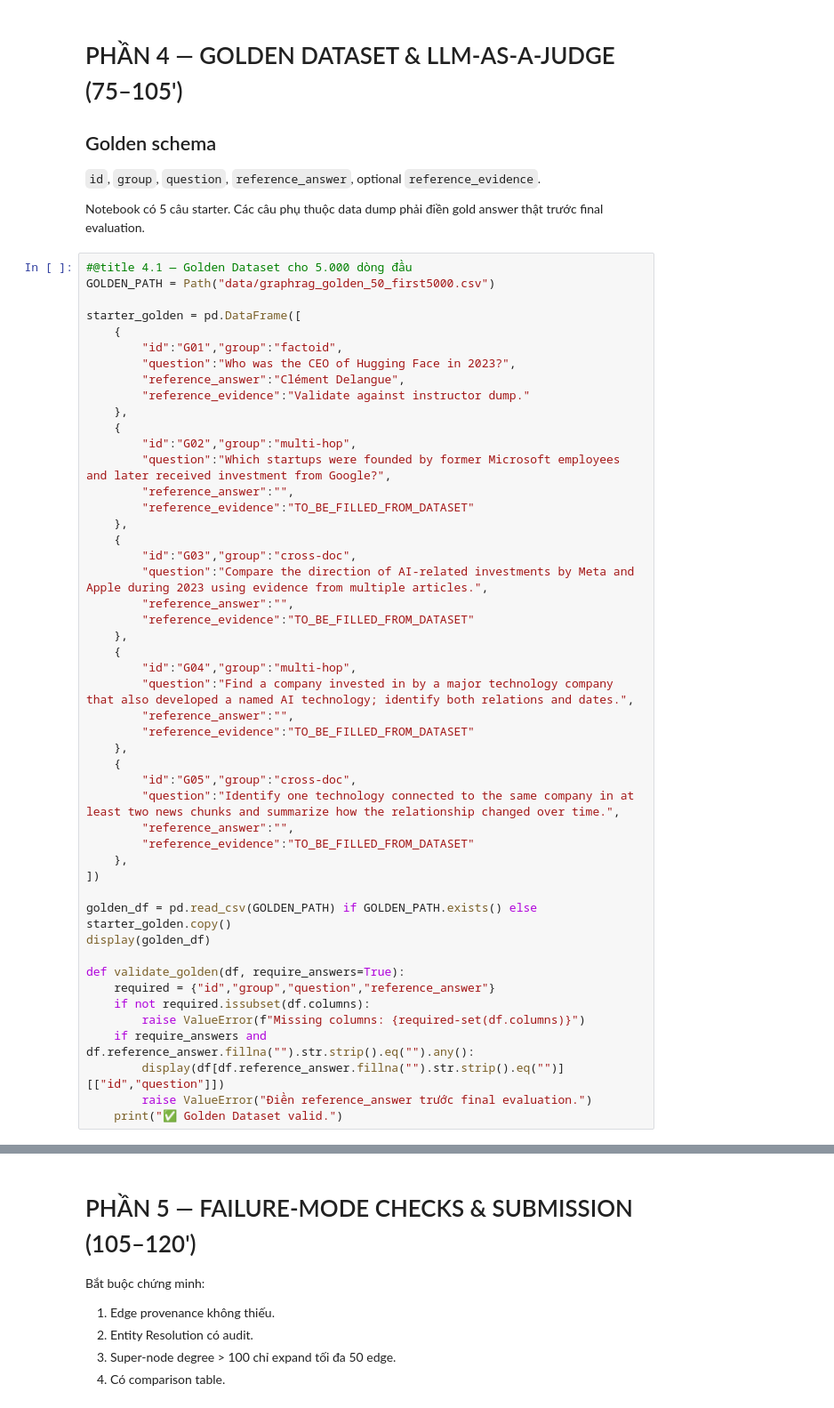
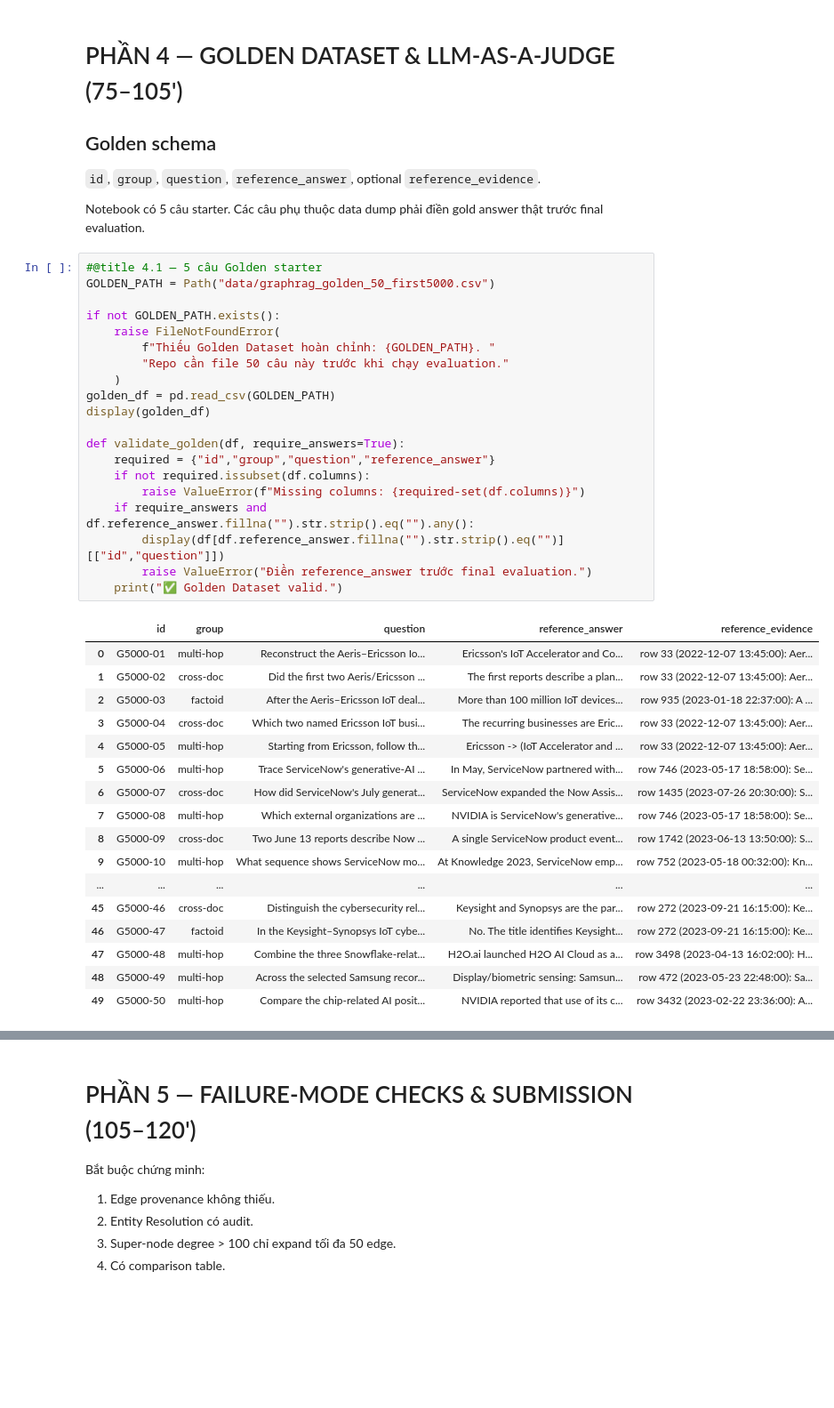
Before and after one commit to TruowNguyen/DAY19-2A202601974-NguyenVanTruong, a Jupyter notebook: Day19_GraphRAG_vs_FlatRAG_Production_Lab_Guide.ipynb, the cells around one changed output, grey strips where cells are left out. Shown at 89% size. Drawn from its saved outputs; the diff is of its cells as text; blank space fills up the shorter version.

```diff
--- a/Day19_GraphRAG_vs_FlatRAG_Production_Lab_Guide.ipynb
+++ b/Day19_GraphRAG_vs_FlatRAG_Production_Lab_Guide.ipynb
@@ -1208,53 +1354,43 @@ def answer_graph_rag(question):
 
 Notebook có 5 câu starter. Các câu phụ thuộc data dump phải điền gold answer thật trước final evaluation.
 # %%
-#@title 4.1 — Golden Dataset cho 5.000 dòng đầu
+#@title 4.1 — 5 câu Golden starter
 GOLDEN_PATH = Path("data/graphrag_golden_50_first5000.csv")
 
-starter_golden = pd.DataFrame([
-    {
-        "id":"G01","group":"factoid",
-        "question":"Who was the CEO of Hugging Face in 2023?",
-        "reference_answer":"Clément Delangue",
-        "reference_evidence":"Validate against instructor dump."
-    },
-    {
-        "id":"G02","group":"multi-hop",
-        "question":"Which startups were founded by former Microsoft employees and later received investment from Google?",
-        "reference_answer":"",
-        "reference_evidence":"TO_BE_FILLED_FROM_DATASET"
-    },
-    {
-        "id":"G03","group":"cross-doc",
-        "question":"Compare the direction of AI-related investments by Meta and Apple during 2023 using evidence from multiple articles.",
-        "reference_answer":"",
-        "reference_evidence":"TO_BE_FILLED_FROM_DATASET"
-    },
-    {
-        "id":"G04","group":"multi-hop",
-        "question":"Find a company invested in by a major technology company that also developed a named AI technology; identify both relations and dates.",
-        "reference_answer":"",
-        "reference_evidence":"TO_BE_FILLED_FROM_DATASET"
-    },
-    {
-        "id":"G05","group":"cross-doc",
-        "question":"Identify one technology connected to the same company in at least two news chunks and summarize how the relationship changed over time.",
-        "reference_answer":"",
-        "reference_evidence":"TO_BE_FILLED_FROM_DATASET"
-    },
-])
-
-golden_df = pd.read_csv(GOLDEN_PATH) if GOLDEN_PATH.exists() else starter_golden.copy()
+if not GOLDEN_PATH.exists():
+    raise FileNotFoundError(
+        f"Thiếu Golden Dataset hoàn chỉnh: {GOLDEN_PATH}. "
+        "Repo cần file 50 câu này trước khi chạy evaluation."
+    )
+golden_df = pd.read_csv(GOLDEN_PATH)
 display(golden_df)
 
 def validate_golden(df, require_answers=True):
     required = {"id","group","question","reference_answer"}
     if not required.issubset(df.columns):
         raise ValueError(f"Missing columns: {required-set(df.columns)}")
     if require_answers and df.reference_answer.fillna("").str.strip().eq("").any():
         display(df[df.reference_answer.fillna("").str.strip().eq("")][["id","question"]])
         raise ValueError("Điền reference_answer trước final evaluation.")
     print("✅ Golden Dataset valid.")
+# %% [output]
+|  | id | group | question | reference_answer | reference_evidence |
+| 0 | G5000-01 | multi-hop | Reconstruct the Aeris–Ericsson Io... | Ericsson's IoT Accelerator and Co... | row 33 (2022-12-07 13:45:00): Aer... |
+| 1 | G5000-02 | cross-doc | Did the first two Aeris/Ericsson ... | The first reports describe a plan... | row 33 (2022-12-07 13:45:00): Aer... |
+| 2 | G5000-03 | factoid | After the Aeris–Ericsson IoT deal... | More than 100 million IoT devices... | row 935 (2023-01-18 22:37:00): A ... |
+| 3 | G5000-04 | cross-doc | Which two named Ericsson IoT busi... | The recurring businesses are Eric... | row 33 (2022-12-07 13:45:00): Aer... |
+| 4 | G5000-05 | multi-hop | Starting from Ericsson, follow th... | Ericsson -> (IoT Accelerator and ... | row 33 (2022-12-07 13:45:00): Aer... |
+| 5 | G5000-06 | multi-hop | Trace ServiceNow's generative-AI ... | In May, ServiceNow partnered with... | row 746 (2023-05-17 18:58:00): Se... |
+| 6 | G5000-07 | cross-doc | How did ServiceNow's July generat... | ServiceNow expanded the Now Assis... | row 1435 (2023-07-26 20:30:00): S... |
+| 7 | G5000-08 | multi-hop | Which external organizations are ... | NVIDIA is ServiceNow's generative... | row 746 (2023-05-17 18:58:00): Se... |
+| 8 | G5000-09 | cross-doc | Two June 13 reports describe Now ... | A single ServiceNow product event... | row 1742 (2023-06-13 13:50:00): S... |
+| 9 | G5000-10 | multi-hop | What sequence shows ServiceNow mo... | At Knowledge 2023, ServiceNow emp... | row 752 (2023-05-18 00:32:00): Kn... |
+| ... | ... | ... | ... | ... | ... |
+| 45 | G5000-46 | cross-doc | Distinguish the cybersecurity rel... | Keysight and Synopsys are the par... | row 272 (2023-09-21 16:15:00): Ke... |
+| 46 | G5000-47 | factoid | In the Keysight–Synopsys IoT cybe... | No. The title identifies Keysight... | row 272 (2023-09-21 16:15:00): Ke... |
+| 47 | G5000-48 | multi-hop | Combine the three Snowflake-relat... | H2O.ai launched H2O AI Cloud as a... | row 3498 (2023-04-13 16:02:00): H... |
+| 48 | G5000-49 | multi-hop | Across the selected Samsung recor... | Display/biometric sensing: Samsun... | row 472 (2023-05-23 22:48:00): Sa... |
+| 49 | G5000-50 | multi-hop | Compare the chip-related AI posit... | NVIDIA reported that use of its c... | row 3432 (2023-02-22 23:36:00): A... |
 # %%
 #@title 4.2 — LLM-as-a-Judge
 JUDGE_SYSTEM = """
```
Also changed, not shown: parts of 18 cells of this notebook, 9 other files.
